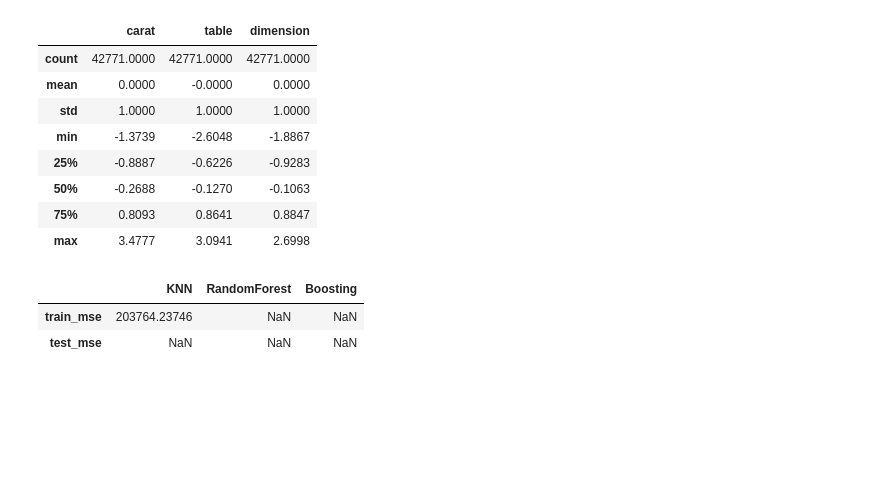
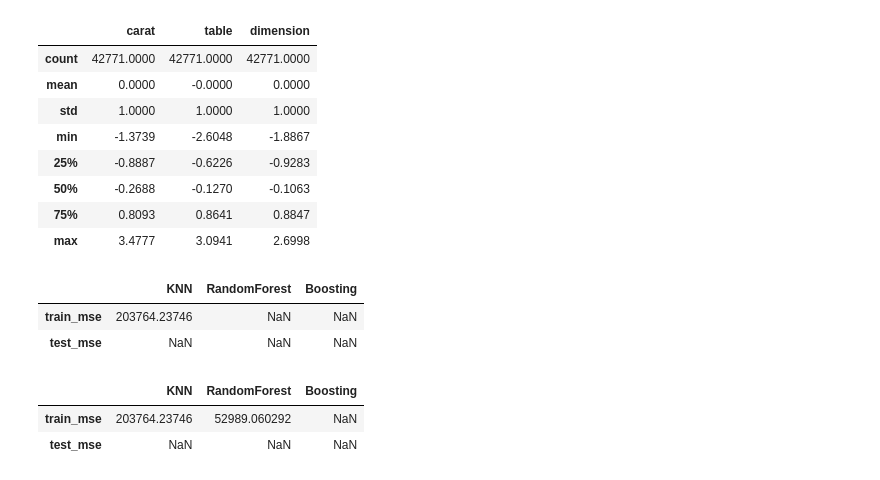
Before and after one commit to abdullohumar/predictive_analytic, a Jupyter notebook: predictive_analytics.ipynb, the cells around one changed output. Saved outputs shown, nothing was run; the diff lists cells and outputs as text; code cells hidden in the pictures; blank space fills up the shorter version.

Commit message:
Model Development (RandomForest)

```diff
--- a/predictive_analytics.ipynb
+++ b/predictive_analytics.ipynb
@@ -359,3 +359,16 @@ models
 |  | KNN | RandomForest | Boosting |
 | train_mse | 203764.23746 | NaN | NaN |
 | test_mse | NaN | NaN | NaN |
+# %%
+# 2. RandomForest
+from sklearn.ensemble import RandomForestRegressor
+
+RF = RandomForestRegressor(n_estimators=50, max_depth=16, random_state=42, n_jobs=-1)
+RF.fit(X_train, y_train)
+
+models.loc['train_mse','RandomForest'] = mean_squared_error(y_pred=RF.predict(X_train), y_true=y_train)
+models
+# %% [output]
+|  | KNN | RandomForest | Boosting |
+| train_mse | 203764.23746 | 52989.060292 | NaN |
+| test_mse | NaN | NaN | NaN |
```
